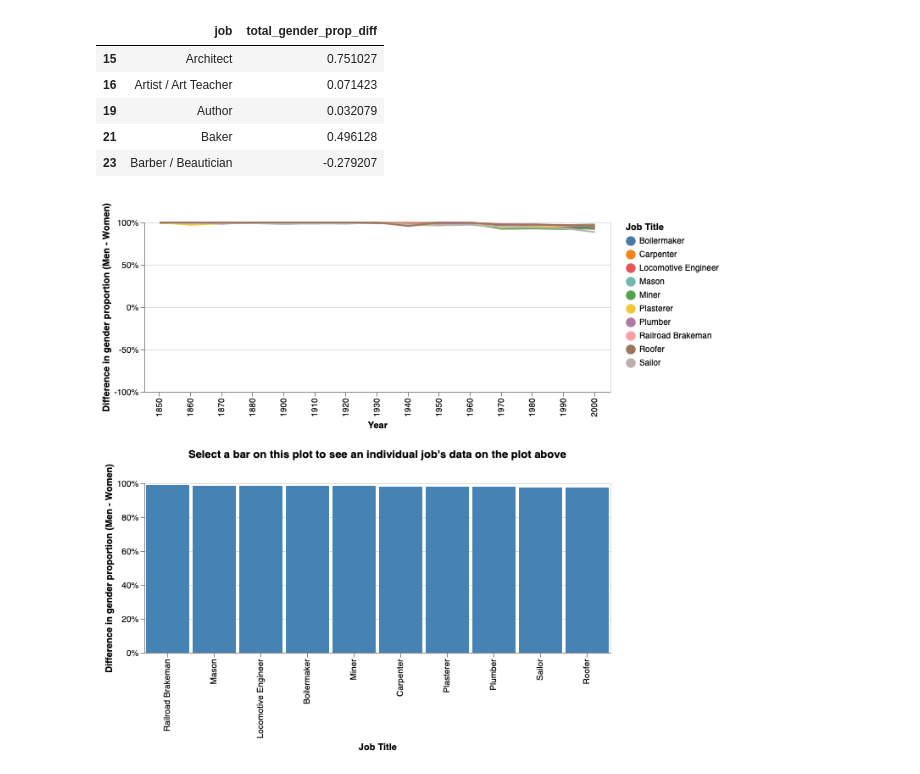
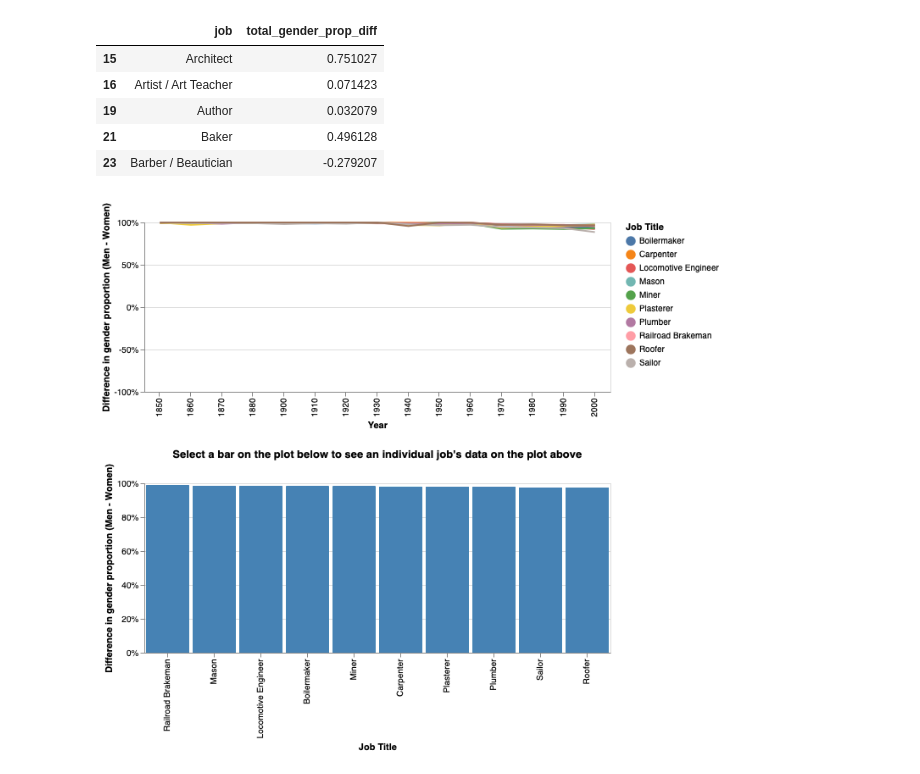
Before and after one commit to UBC-MDS/DSCI532_Group210_JobsAnalysis, a Jupyter notebook: test_code/figure_2_wrangling.ipynb, the cells around one changed output. Saved outputs shown, nothing was run; the diff lists cells and outputs as text; code cells hidden in the pictures.

Commit message:
changed figure titles again

```diff
--- a/test_code/figure_2_wrangling.ipynb
+++ b/test_code/figure_2_wrangling.ipynb
@@ -210,35 +210,35 @@ lin_w_interaction = alt.layer(
     lin.mark_text(align='left', dx=5, dy=-5, stroke='white', strokeWidth=2).encode(
         text=alt.Text('gender_prop_diff:Q',format='.2%')
     ).transform_filter(label),
      lin.mark_text(align='left', dx=5, dy=-5).encode(
         text=alt.Text('gender_prop_diff:Q',format='.2%')
     ).transform_filter(label),
     data = source
 )
 
 bar = alt.Chart(source).mark_bar().encode(
     x=alt.X('job:N',
             title='Job Title',
             sort=alt.EncodingSortField(field="total_gender_prop_diff",op="sum",order="descending" )),
     y=alt.Y('total_gender_prop_diff:Q',
             title="Difference in gender proportion (Men - Women)",
             axis=alt.Axis(format='%')),
     color=alt.condition(pts, alt.ColorValue("steelblue"), alt.ColorValue("grey"))
 ).properties(
     width=550,
     height=200,
-    title="Select a bar on this plot to see an individual job's data on the plot above"
+    title="Select a bar on the plot below to see an individual job's data on the plot above"
 ).add_selection(pts)
 
 alt.vconcat(
     lin_w_interaction,
     bar
 ).resolve_legend(
     color="independent",
     size="independent"
 )
 # %% [output]
-[figure, old version]
+[figure, new version]
 # %%
 top_9_balanced_jobs = total_gender_prop_diffs_df.sort_values(by = 'total_gender_prop_diff', ascending = False).query("total_gender_prop_diff < 0.1 and total_gender_prop_diff > -0.2 ")
 source = top_9_balanced_jobs.merge(jobs_tidy, how = 'inner', on = 'job')
```
Also changed, not shown: parts of 2 cells of this notebook.
